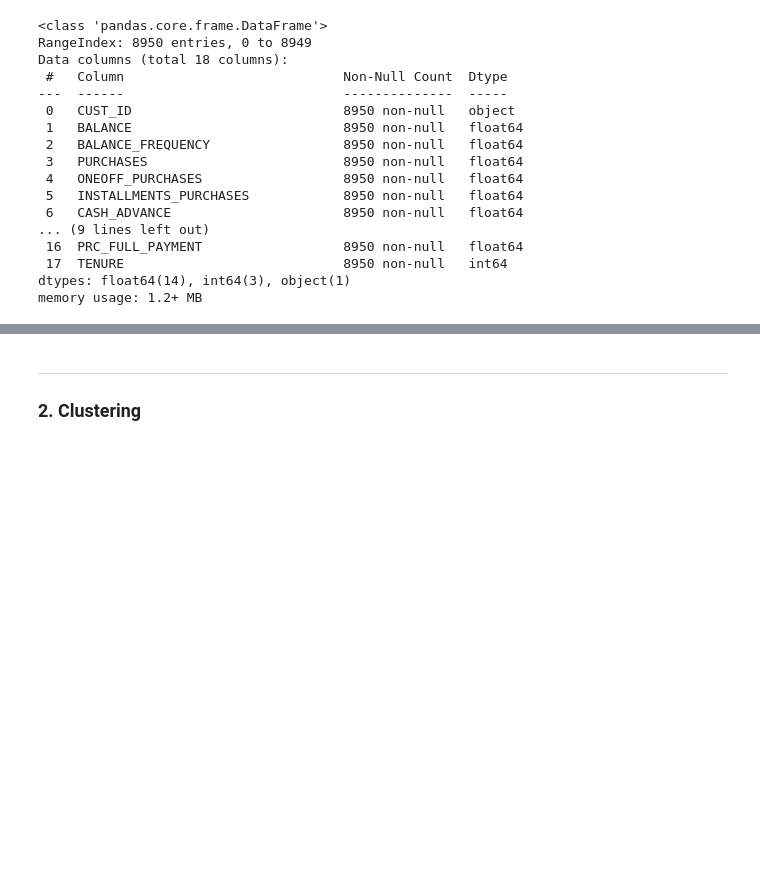
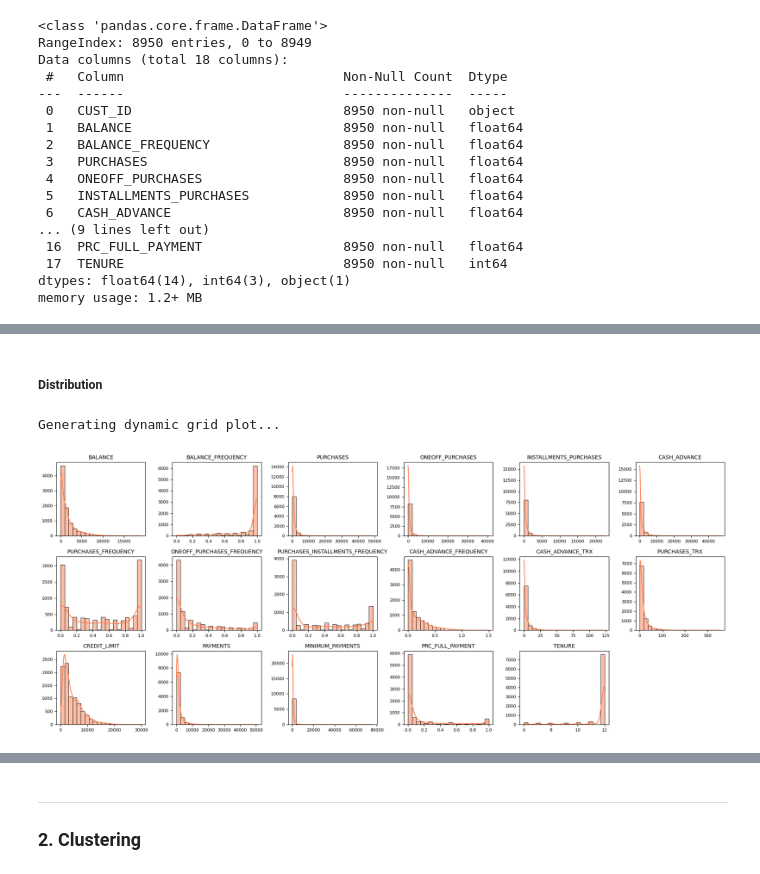
Before and after one commit to ja-ada05/ccard_ml, a Jupyter notebook: inference/cc.ipynb, the cells around one changed output, grey strips where cells are left out. Saved outputs shown, nothing was run; the diff lists cells and outputs as text; code cells hidden in the pictures; blank space fills up the shorter version.

Commit message:
correl matrix, distribution check

```diff
--- a/inference/cc.ipynb
+++ b/inference/cc.ipynb
@@ -123,3 +124,5 @@ df.describe().T
 | MINIMUM_PAYMENTS | 8637.0 | 864.206542 | 2372.446607 | 0.019163 | 169.123707 | 312.343947 | 825.485459 | 76406.20752 |
 | PRC_FULL_PAYMENT | 8950.0 | 0.153715 | 0.292499 | 0.000000 | 0.000000 | 0.000000 | 0.142857 | 1.00000 |
 | TENURE | 8950.0 | 11.517318 | 1.338331 | 6.000000 | 12.000000 | 12.000000 | 12.000000 | 12.00000 |
+# %% [markdown]
+##### **Distribution**
@@ -125,0 +179,5 @@ df.describe().T
+# %%
+plot_all_features_grid(df.drop('CUST_ID', axis=1), 6)
+# %% [output]
+Generating dynamic grid plot...
+[figure, added]
```
Also changed, not shown: parts of 9 cells of this notebook.
